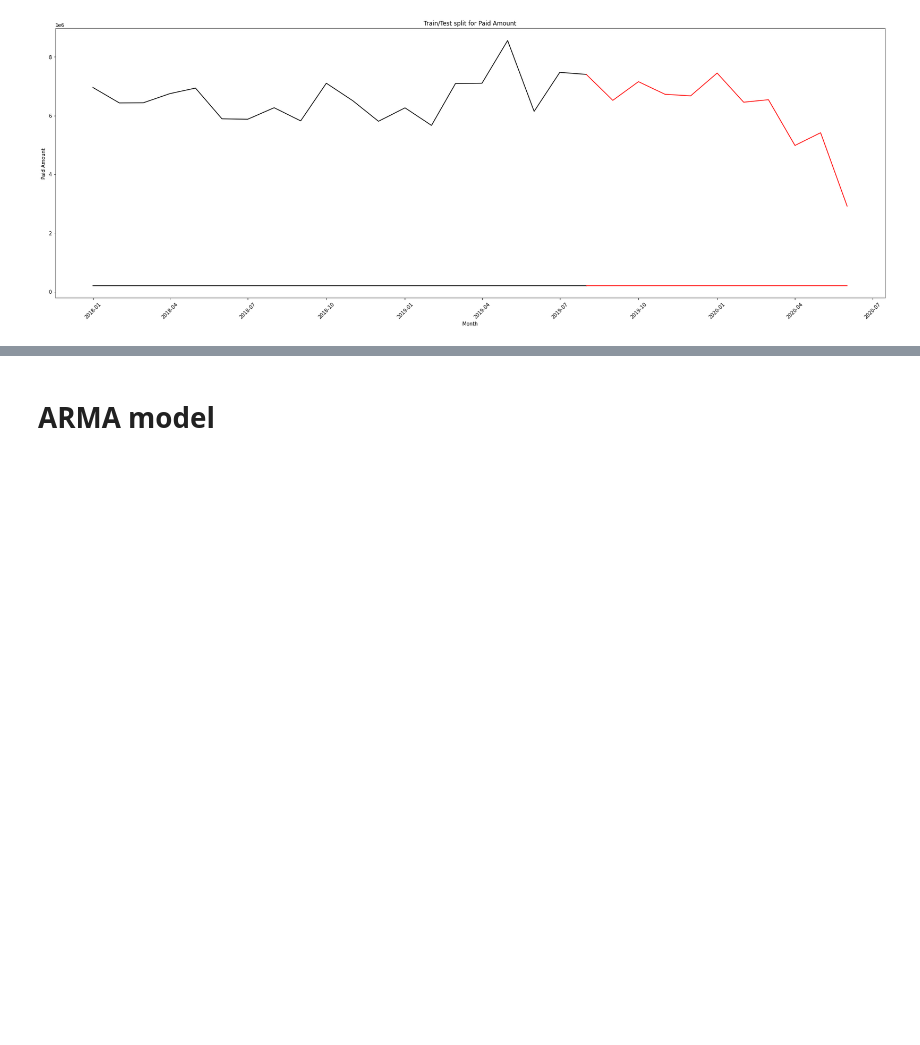
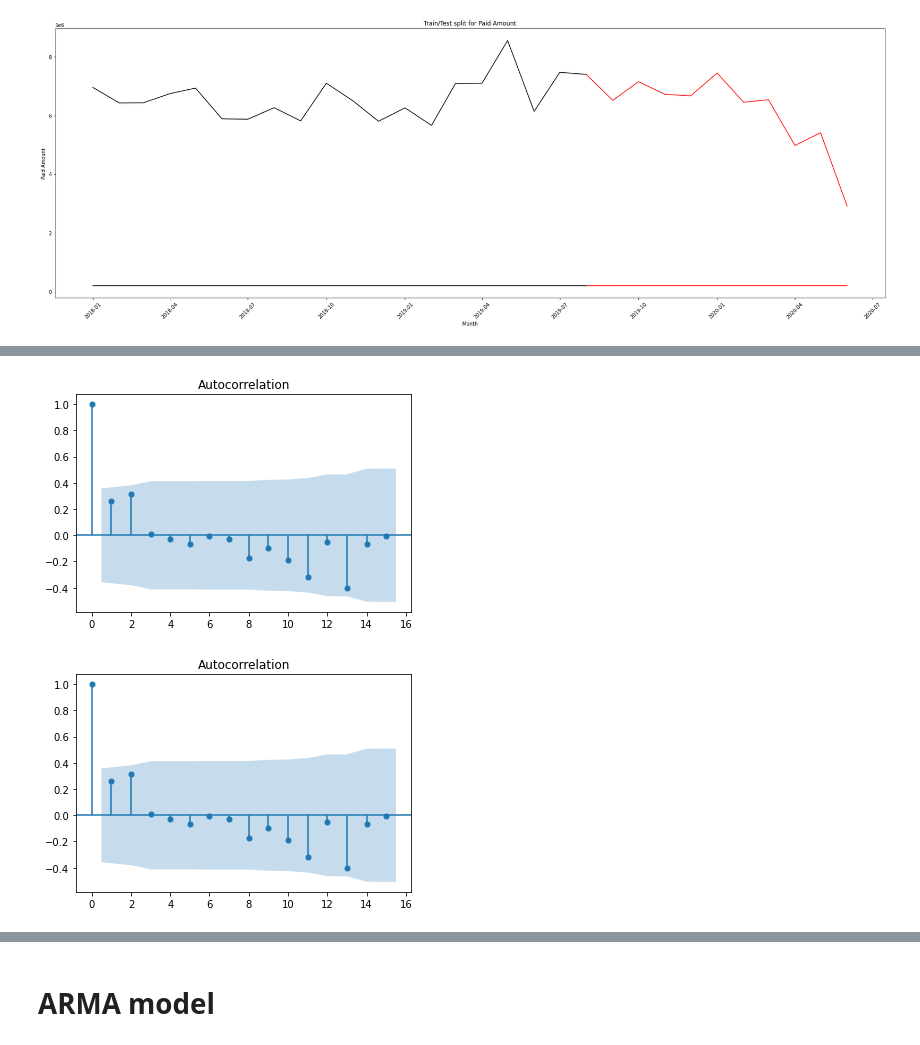
Before and after one commit to williamfolkner/eda-demo, a Jupyter notebook: 3 - Prediction.ipynb, the cells around one changed output, grey strips where cells are left out. Drawn from its saved outputs; the diff is of its cells as text; code cells hidden in the pictures; blank space fills up the shorter version.

```diff
--- a/3 - Prediction.ipynb
+++ b/3 - Prediction.ipynb
@@ -59,0 +76,5 @@ plt.show()
+# %%
+plot_acf(df1['PAID_AMOUNT'])
+# %% [output]
+[figure, added]
+[figure, added]
```
Also changed, not shown: parts of 25 cells of this notebook, 2 other files.
